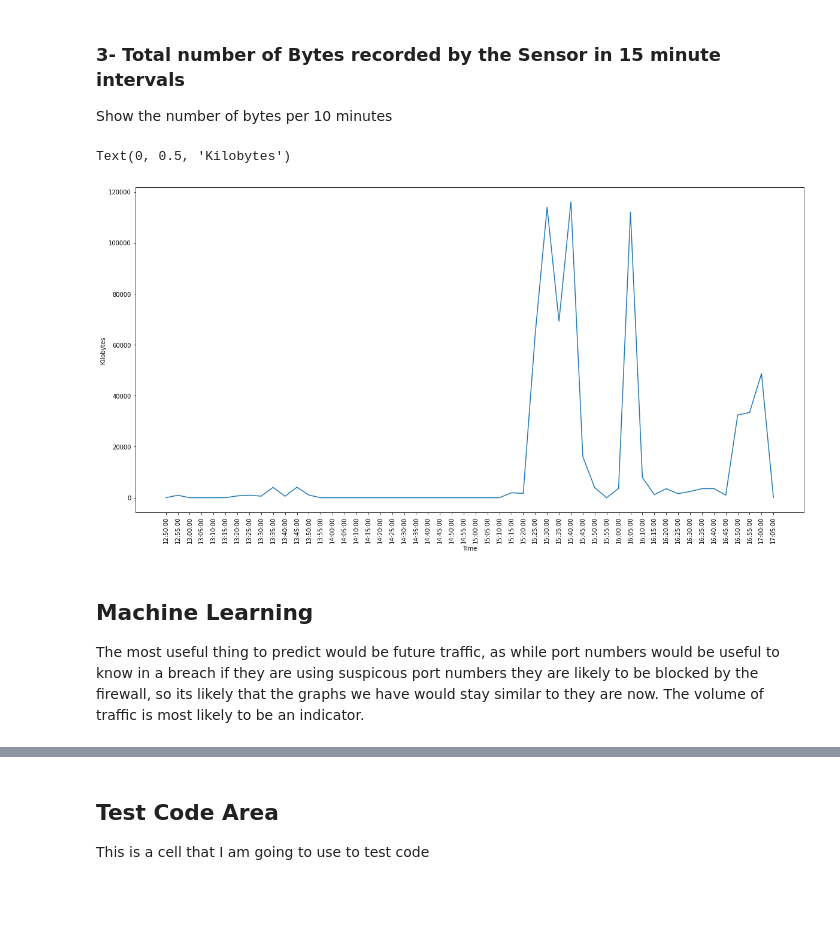
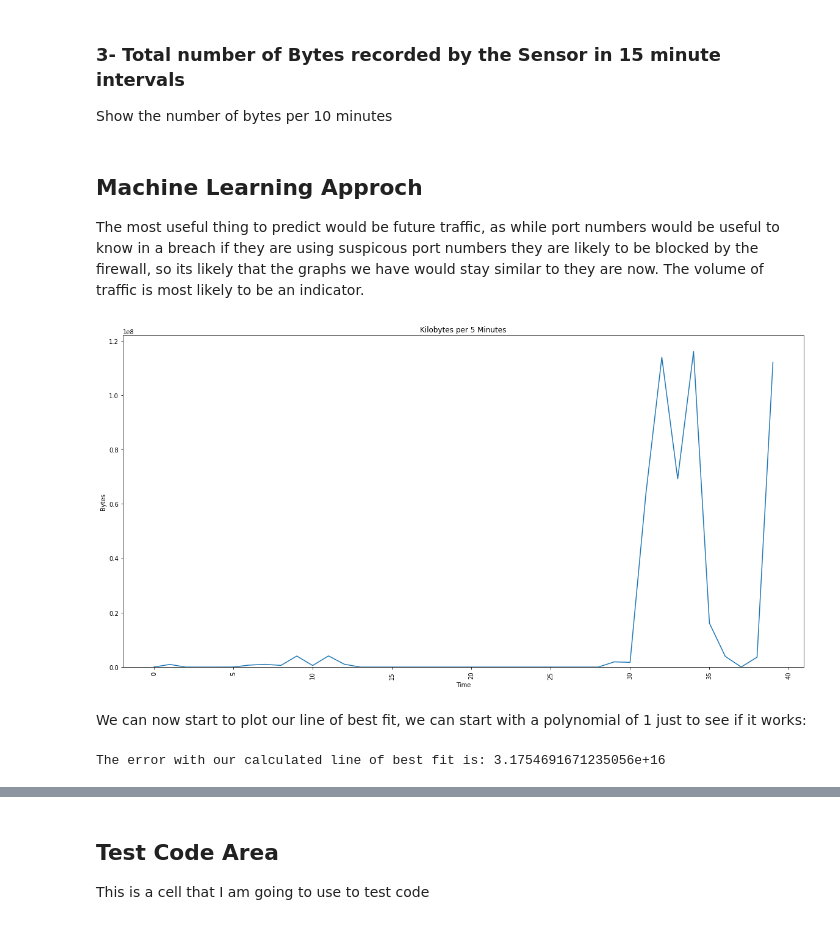
Before and after one commit to JakeNTech/TTDS_DataScience_Project, a Jupyter notebook: Notebook.ipynb, the cells around one changed output, grey strips where cells are left out. Drawn from its saved outputs; the diff is of its cells as text; code cells hidden in the pictures; blank space fills up the shorter version.

```diff
--- a/Notebook.ipynb
+++ b/Notebook.ipynb
@@ -73,16 +54,34 @@ Text(0, 0.5, 'Frequency')
 ### 3- Total number of Bytes recorded by the Sensor in 15 minute intervals
 Show the number of bytes per 10 minutes
 # %%
-#plt.plot(bytes_time_in["Hour"],bytes_time_in["TotalBytes"],label="Inbound")
-plt.xticks(rotation=90)
+plt.plot(bytes_time_in["Hour"],bytes_time_in["TotalBytes"],label="Inbound")
+#plt.xticks(rotation=90)
 #plt.grid()
-plt.plot(sanitised_five_minutes["Time"],sanitised_five_minutes["Kilobytes"])
-plt.xlabel('Time')
-plt.ylabel('Kilobytes')
+#plt.plot(five_minute_chunk_data["Date"],five_minute_chunk_data["Bytes"])
+#plt.xlabel('Time')
+#plt.ylabel('Kilobytes')
+plot_data(five_minute_chunk_data["Date"],five_minute_chunk_data["Bytes"])
-# %% [output]
-Text(0, 0.5, 'Kilobytes')
-[figure, removed]
 # %% [markdown]
-## Machine Learning
+## Machine Learning Approch
 The most useful thing to predict would be future traffic, as while port numbers would be useful to know in a breach if they are using suspicous port numbers they are likely to be blocked by the firewall, so its likely that the graphs we have would stay similar to they are now.
 The volume of traffic is most likely to be an indicator.
+# %%
+# From the 53 rows of data we only want to use the fisrt 40 rows to train the model
+ml_train_data = five_minute_chunk_data[0:40:1]
+# The rest will be the test data
+ml_test_data = five_minute_chunk_data[40::]
+# We also want to change the time stamps, they aren't really going to work with ML so we can just use numbers
+kilobytes = ml_train_data["Bytes"].to_numpy()
+timestamp = list(range(0,len(kilobytes)))
+# %%
+plot_data(range(0,len(timestamp)+1), kilobytes)
+# %% [output]
+[figure, added]
+# %% [markdown]
+We can now start to plot our line of best fit, we can start with a polynomial of 1 just to see if it works:
+# %%
+coefficients = np.polyfit(range(0,len(timestamp)),kilobytes,1) # Ploynomail
+poly = np.poly1d(coefficients)
+print(f"The error with our calculated line of best fit is: {np.sum((poly(timestamp)-kilobytes)**2)}")
+# %% [output]
+The error with our calculated line of best fit is: 3.1754691671235056e+16
```
Also changed, not shown: parts of 10 cells of this notebook.
